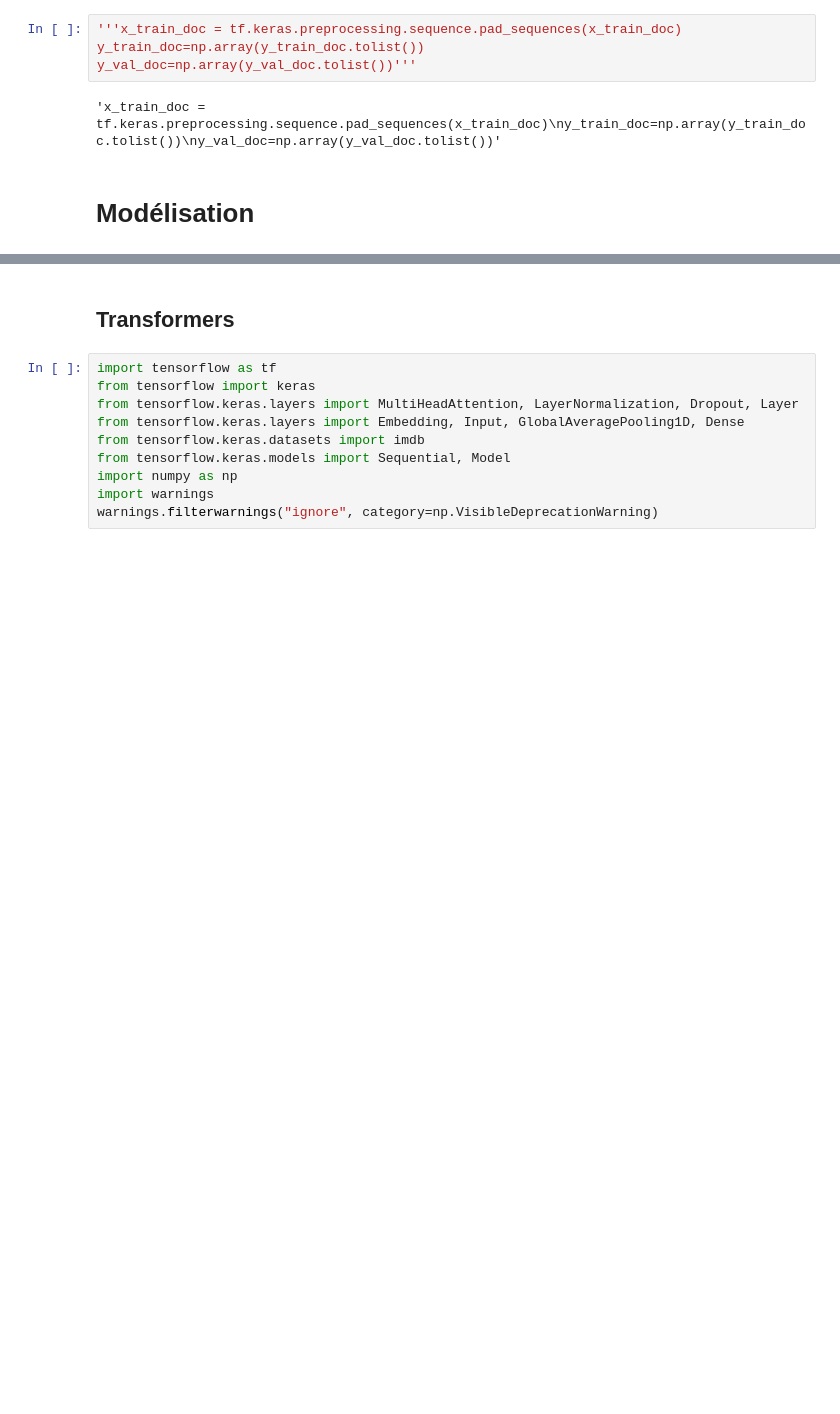
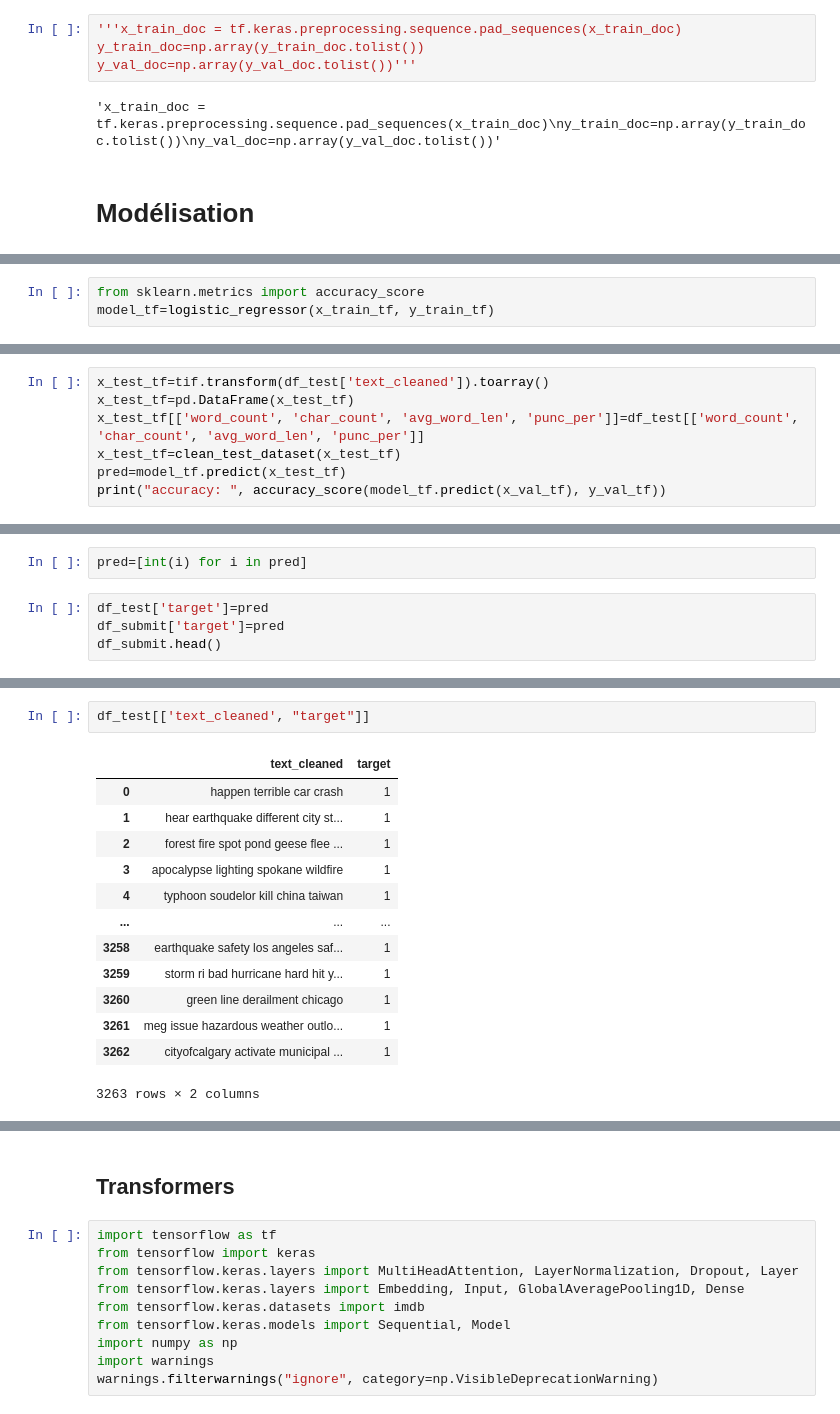
Before and after one commit to kokou-sekpona/p_8_openclassrooms, a Jupyter notebook: P8_.ipynb, the cells around one changed output, grey strips where cells are left out. Cells and saved outputs as stored; diff of their text form; blank space fills up the shorter version.

```diff
--- a/P8_.ipynb
+++ b/P8_.ipynb
@@ -880,0 +909,3 @@ y_val_doc=np.array(y_val_doc.tolist())'''
+# %%
+from sklearn.metrics import accuracy_score
+model_tf=logistic_regressor(x_train_tf, y_train_tf)
@@ -880,0 +936,7 @@ y_val_doc=np.array(y_val_doc.tolist())'''
+# %%
+x_test_tf=tif.transform(df_test['text_cleaned']).toarray()
+x_test_tf=pd.DataFrame(x_test_tf)
+x_test_tf[['word_count', 'char_count', 'avg_word_len', 'punc_per']]=df_test[['word_count', 'char_count', 'avg_word_len', 'punc_per']]
+x_test_tf=clean_test_dataset(x_test_tf)
+pred=model_tf.predict(x_test_tf)
+print("accuracy: ", accuracy_score(model_tf.predict(x_val_tf), y_val_tf))
@@ -880,0 +945,6 @@ y_val_doc=np.array(y_val_doc.tolist())'''
+# %%
+pred=[int(i) for i in pred]
+# %%
+df_test['target']=pred
+df_submit['target']=pred
+df_submit.head()
@@ -880,0 +958,16 @@ y_val_doc=np.array(y_val_doc.tolist())'''
+# %%
+df_test[['text_cleaned', "target"]]
+# %% [output]
+|  | text_cleaned | target |
+| 0 | happen terrible car crash | 1 |
+| 1 | hear earthquake different city st... | 1 |
+| 2 | forest fire spot pond geese flee ... | 1 |
+| 3 | apocalypse lighting spokane wildfire | 1 |
+| 4 | typhoon soudelor kill china taiwan | 1 |
+| ... | ... | ... |
+| 3258 | earthquake safety los angeles saf... | 1 |
+| 3259 | storm ri bad hurricane hard hit y... | 1 |
+| 3260 | green line derailment chicago | 1 |
+| 3261 | meg issue hazardous weather outlo... | 1 |
+| 3262 | cityofcalgary activate municipal ... | 1 |
+3263 rows × 2 columns
```
Also changed, not shown: parts of 30 cells of this notebook, 2 other files.
